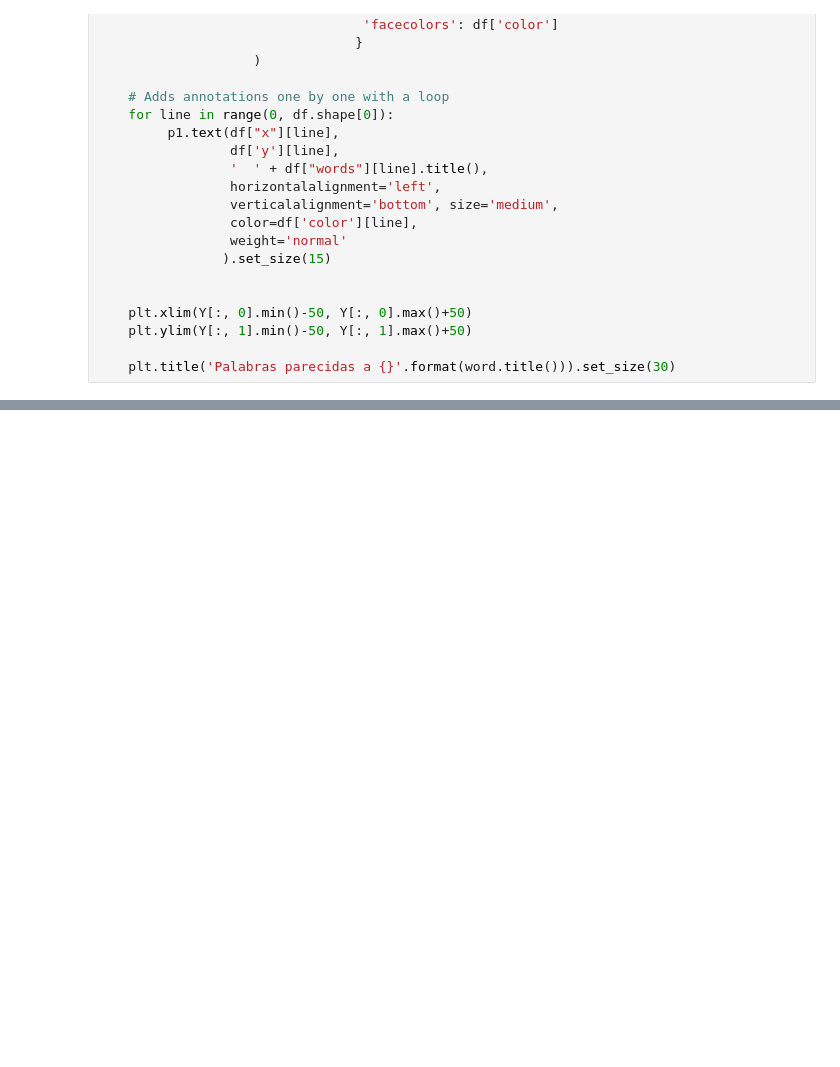
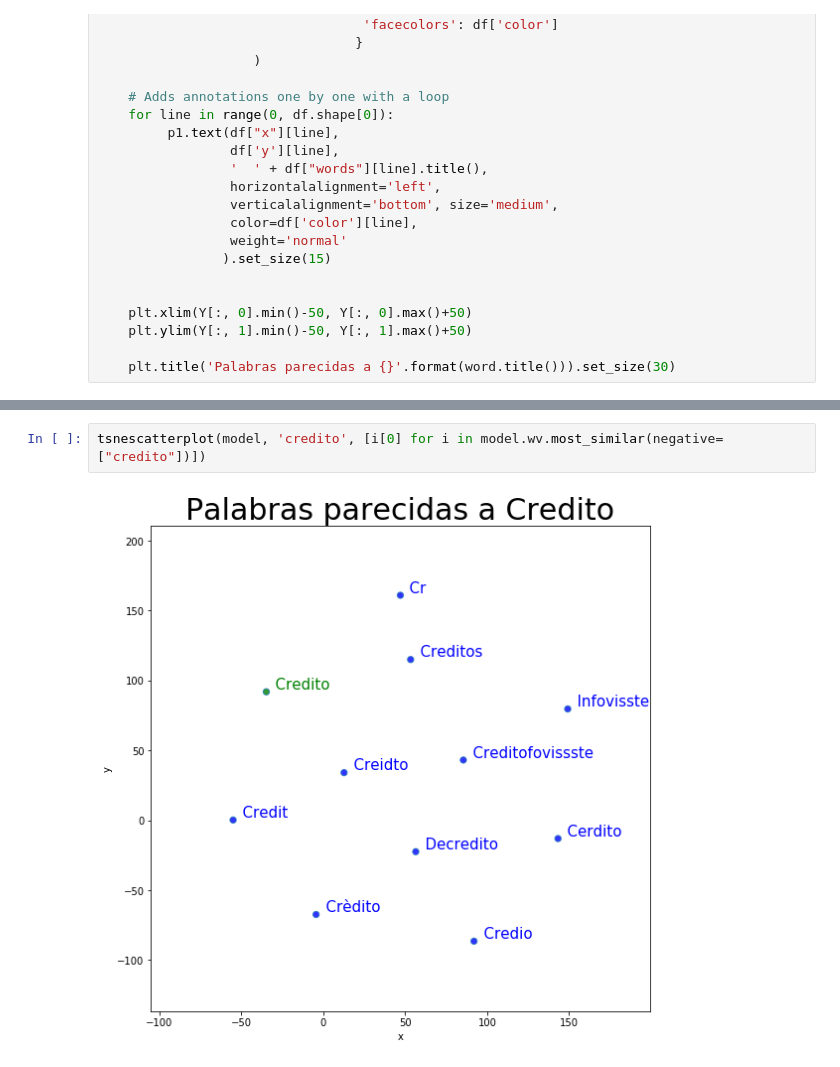
Before and after one commit to petermacgaul/orgaDatos-1, a Jupyter notebook: TP2/01E - Average Word2Vec descripcion.ipynb, the cells around one changed output, grey strips where cells are left out. Cells and saved outputs as stored; diff of their text form; blank space fills up the shorter version.

```diff
--- a/TP2/01E - Average Word2Vec descripcion.ipynb
+++ b/TP2/01E - Average Word2Vec descripcion.ipynb
@@ -335,0 +341,4 @@ tsnescatterplot(model, 'lujo', [i[0] for i in model.wv.most_similar(negative=["l
+# %%
+tsnescatterplot(model, 'credito', [i[0] for i in model.wv.most_similar(negative=["credito"])])
+# %% [output]
+[figure, added]
```
Also changed, not shown: parts of 15 cells of this notebook.
